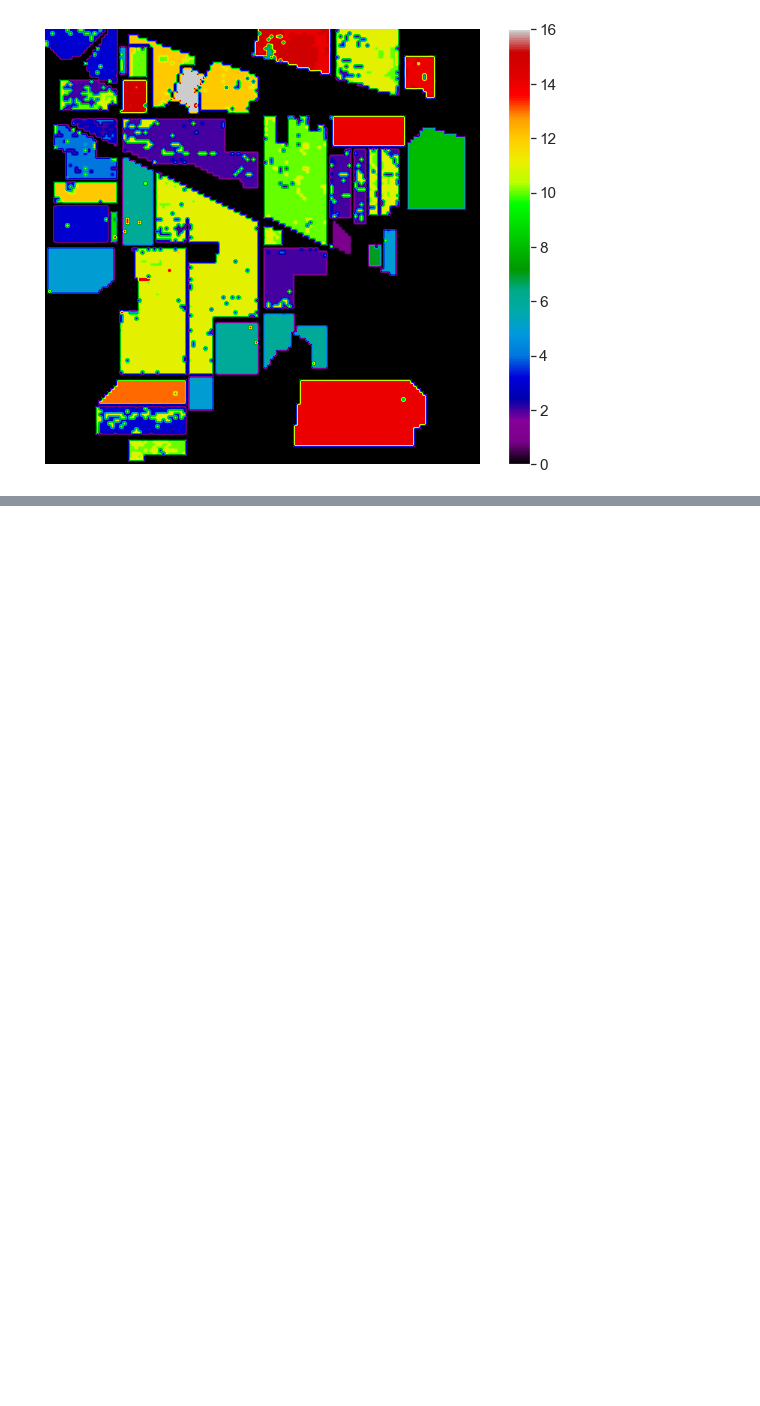
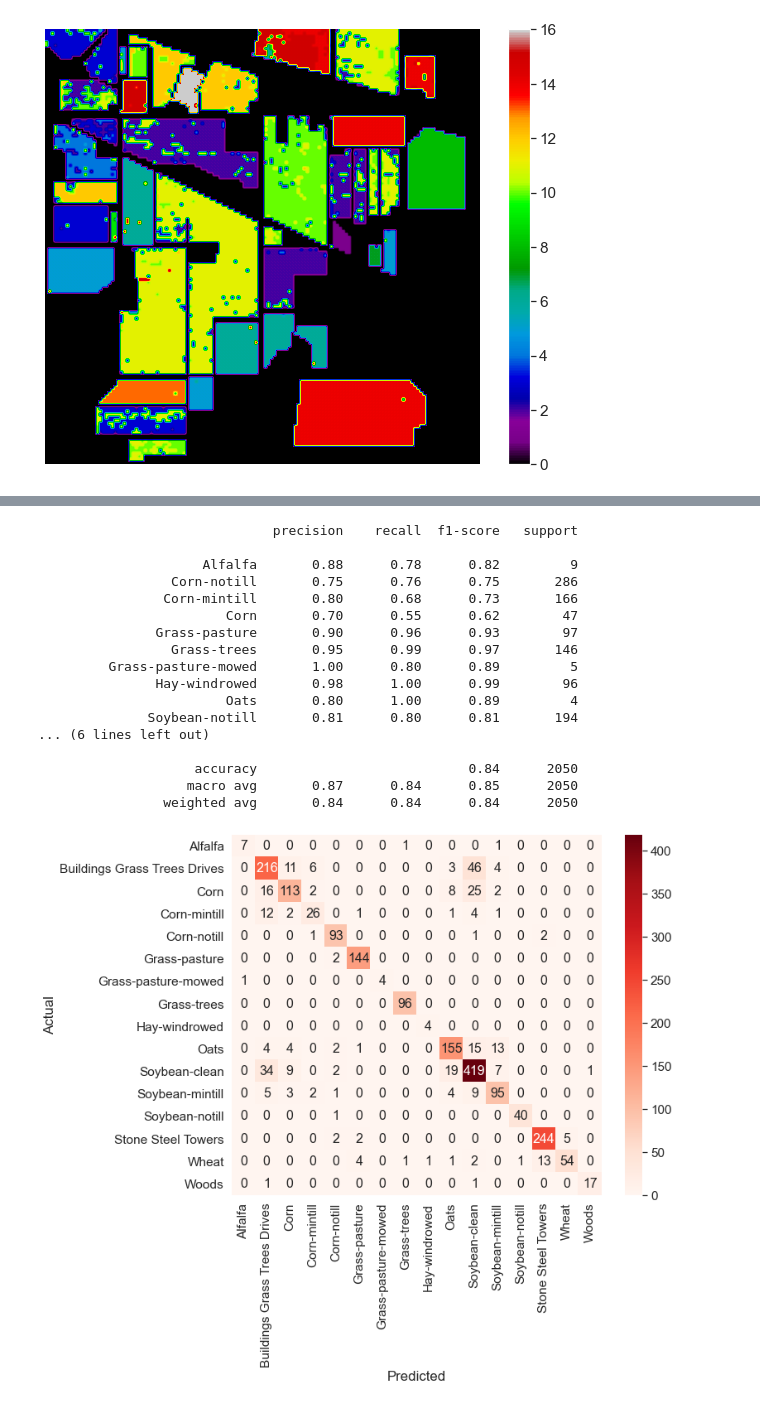
Before and after one commit to datamonday/HSI-Analysis, a Jupyter notebook: 01 Hyperspectral Image Analysis/04 Feature Selection.ipynb, the cells around one changed output, grey strips where cells are left out. Cells and saved outputs as stored; diff of their text form; code cells hidden in the pictures; blank space fills up the shorter version.

```diff
--- a/01 Hyperspectral Image Analysis/04 Feature Selection.ipynb
+++ b/01 Hyperspectral Image Analysis/04 Feature Selection.ipynb
@@ -607,0 +677,21 @@ plot_classify(svm, X_final, save_name = 'FS_Boruta')
+# %%
+static_metric_fs(fs_RFE_LR, save_name="fs_RFE_LR")
+# %% [output]
+                              precision    recall  f1-score   support
+
+                     Alfalfa       0.88      0.78      0.82         9
+                 Corn-notill       0.75      0.76      0.75       286
+                Corn-mintill       0.80      0.68      0.73       166
+                        Corn       0.70      0.55      0.62        47
+               Grass-pasture       0.90      0.96      0.93        97
+                 Grass-trees       0.95      0.99      0.97       146
+         Grass-pasture-mowed       1.00      0.80      0.89         5
+               Hay-windrowed       0.98      1.00      0.99        96
+                        Oats       0.80      1.00      0.89         4
+              Soybean-notill       0.81      0.80      0.81       194
+... (6 lines left out)
+
+                    accuracy                           0.84      2050
+                   macro avg       0.87      0.84      0.85      2050
+                weighted avg       0.84      0.84      0.84      2050
+[figure, added]
```
Also changed, not shown: parts of 8 cells of this notebook, 5 other files.
